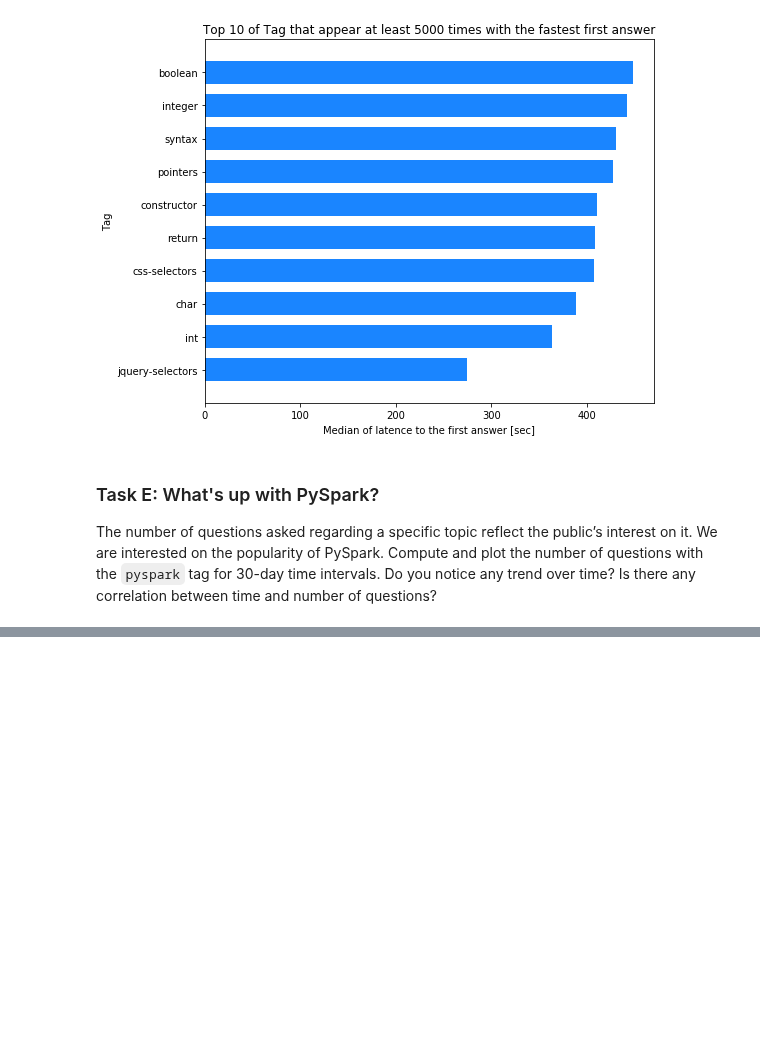
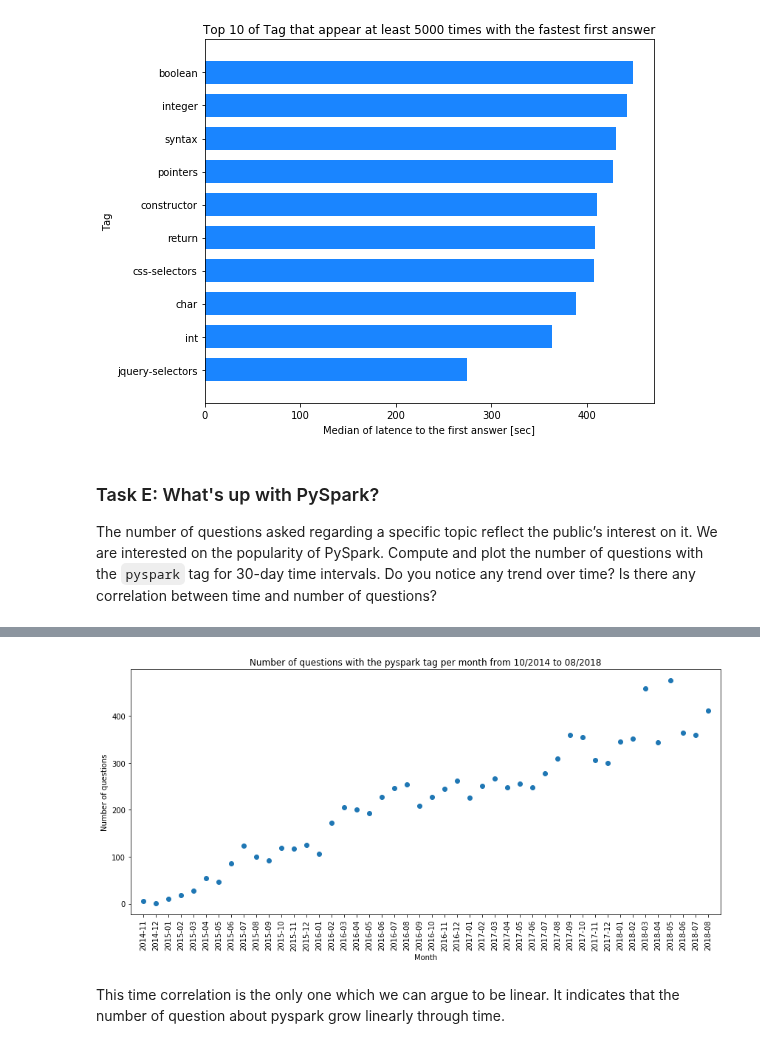
Before and after one commit to vbruttin/ada_homeworks, a Jupyter notebook: Homework3.ipynb, the cells around one changed output, grey strips where cells are left out. Saved outputs shown, nothing was run; the diff lists cells and outputs as text; code cells hidden in the pictures; blank space fills up the shorter version.

```diff
--- a/Homework3.ipynb
+++ b/Homework3.ipynb
@@ -623,0 +793,11 @@ The number of questions asked regarding a specific topic reflect the public’s
+# %%
+# Select the months and the number of questions about pyspark per month
+
+query_pyspark_group_by = """
+SELECT DATE_FORMAT(CreationDate, "Y-MM"), COUNT(DATE_FORMAT(CreationDate, "Y-MM"))
+FROM pyspark_question
+GROUP BY DATE_FORMAT(CreationDate, "Y-MM")
+"""
+pyspark_group_by_data = spark.sql(query_pyspark_group_by)
+pyspark_group_by_data.registerTempTable('pyspark_group_by')
+pyspark_group_by_data.show(3)
@@ -623,0 +813,5 @@ The number of questions asked regarding a specific topic reflect the public’s
+# %%
+# Create a Pandas dataframe
+dict_ = {'date_format(CreationDate, Y-MM)' : 'Date','count(date_format(CreationDate, Y-MM))':'Count'}
+df_pyspark = pyspark_group_by_data.toPandas().rename(index=str, columns=dict_).sort_values('Date',ascending=True)
+df_pyspark.head(8)
@@ -623,0 +828,8 @@ The number of questions asked regarding a specific topic reflect the public’s
+# %%
+# Create elements with Count=0 when there is no question about pyspark during the month
+d = {'Date': ['2014-05', '2014-06', '2014-07', '2014-09'], 'Count': [0, 0, 0, 0]}
+df = pd.DataFrame(data=d)
+
+# Last value (2018-12) is probably an aberrant one, so we remove it (iloc[:-1])
+df_pyspark = pd.concat([df_pyspark,df]).sort_values('Date',ascending=True).iloc[:-1]
+df_pyspark.head(8)
@@ -623,0 +846,21 @@ The number of questions asked regarding a specific topic reflect the public’s
+# %%
+# Plot the scatter plot displaying the number of question about pyspark in function of the months
+df_pyspark_corr = df_pyspark.iloc[7:-1]
+
+y, x = df_pyspark_corr.Count, df_pyspark_corr.Date
+
+fig, ax = plt.subplots(figsize=(12, 6))
+
+ax.scatter(x, y)
+
+ax.set_xlabel('Month')
+ax.set_ylabel('Number of questions')
+ax.set_title('Number of questions with the pyspark tag per month from 10/2014 to 08/2018')
+plt.xticks(rotation=90)
+ax.set_xlim(-1, len(x))
+fig.tight_layout()
+plt.show()
+# %% [output]
+[figure, added]
+# %% [markdown]
+This time correlation is the only one which we can argue to be linear. It indicates that the number of question about pyspark grow linearly through time.
```
Also changed, not shown: parts of 24 cells of this notebook, 1 other file.
